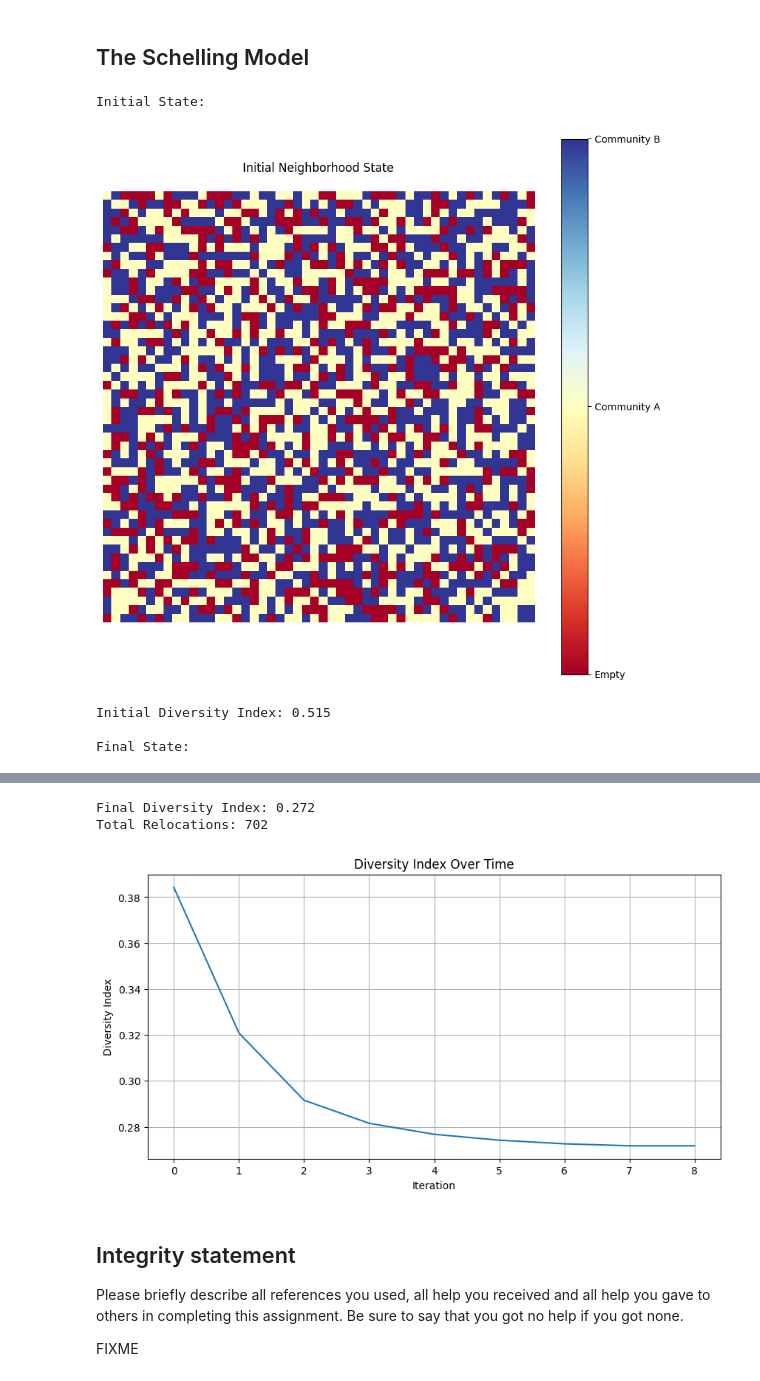
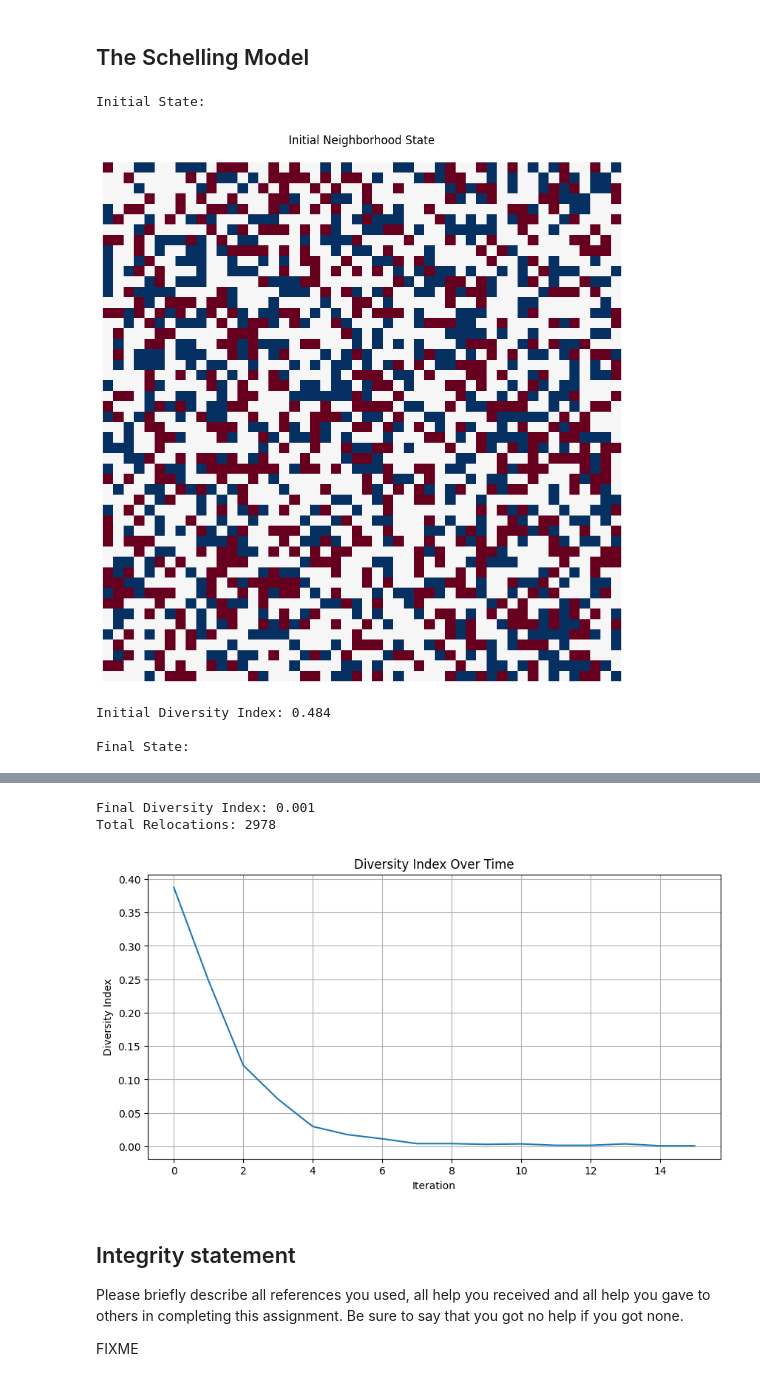
Before and after one commit to ojmakinde/coding.13, a Jupyter notebook: L04_Shelling_Model.ipynb, the cells around one changed output, grey strips where cells are left out. Cells and saved outputs as stored; diff of their text form; code cells hidden in the pictures.

```diff
--- a/L04_Shelling_Model.ipynb
+++ b/L04_Shelling_Model.ipynb
@@ -78,21 +78,17 @@ class Neighborhood:
         )
         random.shuffle(residents)
 
-        # Initialize empty neighborhood
         self.neighborhood_map = [[None for _ in range(self.length)]
                                for _ in range(self.breadth)]
 
-        # Create list of all possible locations
         all_locations = [(x, y) for x in range(self.breadth)
                         for y in range(self.length)]
         random.shuffle(all_locations)
 
-        # Place residents
         for i, loc in enumerate(all_locations[:occupied_spaces]):
             x, y = loc
             self.neighborhood_map[x][y] = residents[i]
 
-        # Store empty locations
         self.available_locations = all_locations[occupied_spaces:]
 
     def _check_surroundings(self, x, y):
@@ -100,8 +96,8 @@ class Neighborhood:
         total_neighbors = 0
         resident = self.neighborhood_map[x][y]
 
-        for dx in [-1, 0, 1]:
-            for dy in [-1, 0, 1]:
+        for dx in [-2, -1, 0, 1, 2]:
+            for dy in [-2, -1, 0, 1, 2]:
                 if dx == 0 and dy == 0:
                     continue
 
@@ -159,7 +155,7 @@ class Neighborhood:
         return (diverse_interactions / total_interactions
                 if total_interactions > 0 else 0)
 
-    def simulate_movement(self, max_iterations=50):
+    def simulate_movement(self, max_iterations=100):
         for iteration in range(max_iterations):
             relocations = 0
 
@@ -176,68 +172,59 @@ class Neighborhood:
                 break
 
     def visualize_neighborhood(self, title="Neighborhood Map"):
-        # Create display map with proper values for visualization
         display_map = np.zeros((self.breadth, self.length))
 
         for x in range(self.breadth):
             for y in range(self.length):
                 if self.neighborhood_map[x][y]:
-                    # Using 0.33 and 0.66 for better color distinction
-                    display_map[x][y] = (0.33 if self.neighborhood_map[x][y].community_type
-                                       == 'Community_A' else 0.66)
+                    display_map[x][y] = (1 if self.neighborhood_map[x][y].community_type
+                                       == 'Community_A' else -1)
 
         plt.figure(figsize=(10, 10))
-        # Using RdYlBu colormap for better distinction between communities
-        plt.imshow(display_map, cmap='RdYlBu')
+        img = plt.imshow(display_map, cmap='RdBu')
         plt.title(title, pad=20)
-
-        # Fix colorbar with proper spacing and labels
-        cbar = plt.colorbar(ticks=[0, 0.33, 0.66])
-        cbar.ax.set_yticklabels(['Empty', 'Community A', 'Community B'])
-
         plt.axis('off')
+        # Explicitly hiding the colorbar
+        plt.colorbar(img).remove()
         plt.show()
 
 def run_simulation():
-    # Default parameters
     params = {
         'length': 50,
         'breadth': 50,
-        'density': 0.75,
+        'density': 0.5,
         'community_a_ratio': 0.5,
-        'satisfaction_threshold': 0.1
+        'satisfaction_threshold': 0.65
     }
 
-    # Create and run simulation
     neighborhood = Neighborhood(**params)
 
     print("\nInitial State:")
     neighborhood.visualize_neighborhood("Initial Neighborhood State")
     initial_diversity = neighborhood.calculate_diversity_index()
     print(f"Initial Diversity Index: {initial_diversity:.3f}")
 
     neighborhood.simulate_movement()
 
     print("\nFinal State:")
     neighborhood.visualize_neighborhood("Final Neighborhood State")
     final_diversity = neighborhood.calculate_diversity_index()
     print(f"Final Diversity Index: {final_diversity:.3f}")
     print(f"Total Relocations: {neighborhood.relocation_count}")
 
-    # Plot diversity history
     plt.figure(figsize=(10, 5))
     plt.plot(neighborhood.satisfaction_history)
     plt.title('Diversity Index Over Time')
     plt.xlabel('Iteration')
     plt.ylabel('Diversity Index')
     plt.grid(True)
     plt.show()
 
 if __name__ == "__main__":
     run_simulation()
 # %% [output]
 Initial State:
-[figure, old version]
+[figure, new version]
-Initial Diversity Index: 0.515
+Initial Diversity Index: 0.484
 
 Final State:
@@ -245,6 +232,6 @@ Final State:
-Final Diversity Index: 0.272
-Total Relocations: 702
+Final Diversity Index: 0.001
+Total Relocations: 2978
-[figure, old version]
+[figure, new version]
 # %% [markdown]
 ## Integrity statement
 
```
Also changed, not shown: parts of 1 cell of this notebook.
